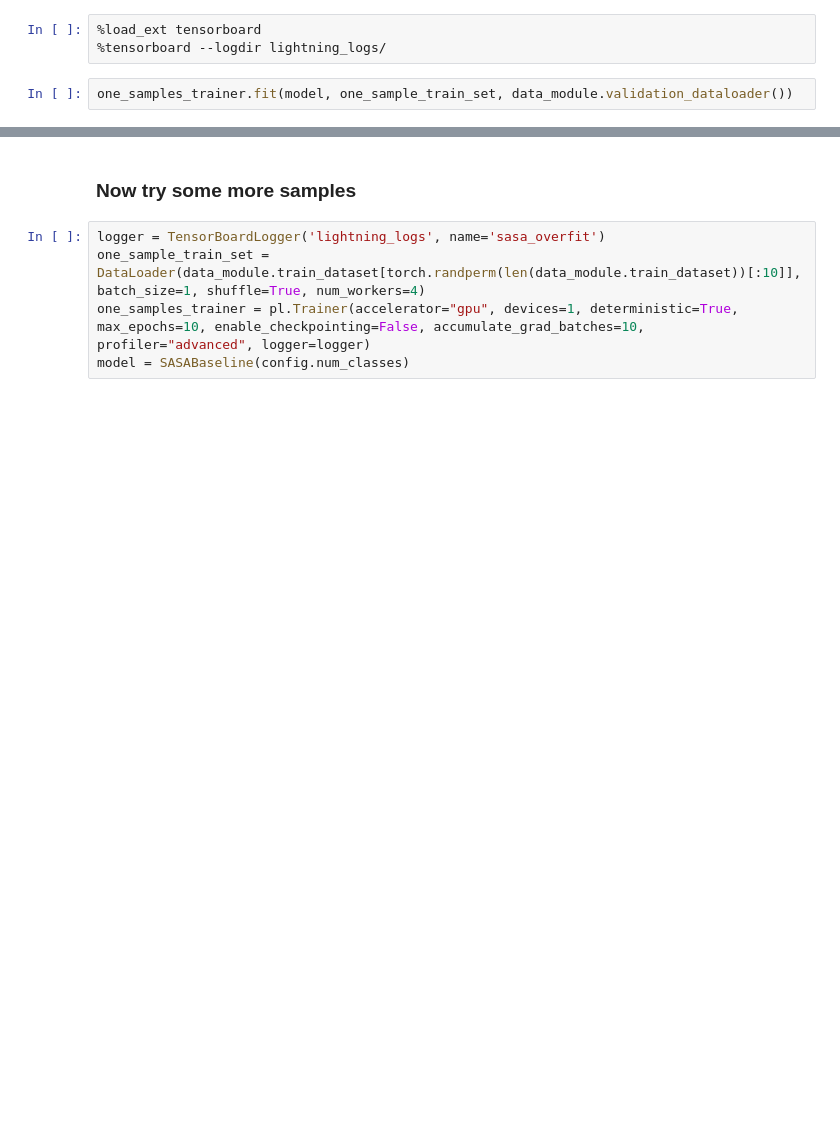
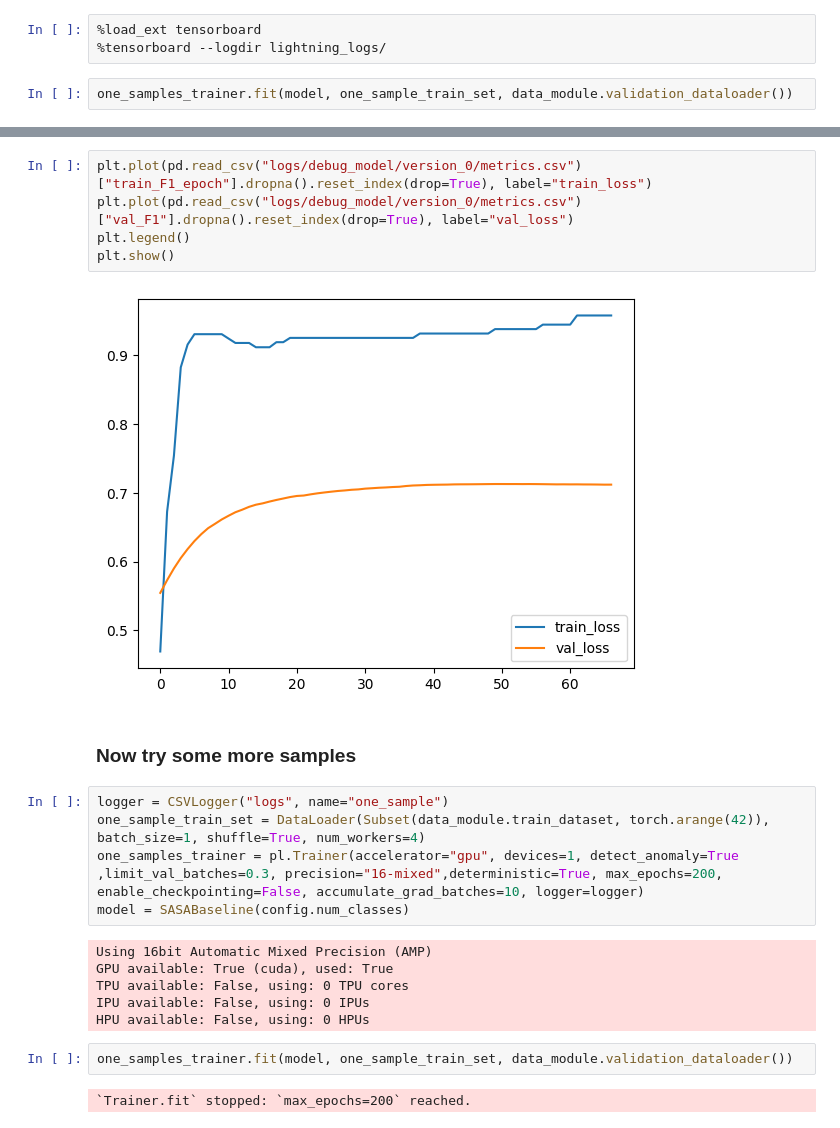
Before and after one commit to CallMeMisterOwl/protein_properties, a Jupyter notebook: src/debug_model.ipynb, the cells around one changed output, grey strips where cells are left out. Drawn from its saved outputs; the diff is of its cells as text; blank space fills up the shorter version.

```diff
--- a/src/debug_model.ipynb
+++ b/src/debug_model.ipynb
@@ -37,7 +54,24 @@ one_samples_trainer.fit(model, one_sample_train_set, data_module.validation_data
+# %%
+plt.plot(pd.read_csv("logs/debug_model/version_0/metrics.csv")["train_F1_epoch"].dropna().reset_index(drop=True), label="train_loss")
+plt.plot(pd.read_csv("logs/debug_model/version_0/metrics.csv")["val_F1"].dropna().reset_index(drop=True), label="val_loss")
+plt.legend()
+plt.show()
+# %% [output]
+[figure, added]
 # %% [markdown]
 ### Now try some more samples
 # %%
-logger = TensorBoardLogger('lightning_logs', name='sasa_overfit')
-one_sample_train_set = DataLoader(data_module.train_dataset[torch.randperm(len(data_module.train_dataset))[:10]], batch_size=1, shuffle=True, num_workers=4)
-one_samples_trainer = pl.Trainer(accelerator="gpu", devices=1, deterministic=True, max_epochs=10, enable_checkpointing=False, accumulate_grad_batches=10, profiler="advanced", logger=logger)
+logger = CSVLogger("logs", name="one_sample")
+one_sample_train_set = DataLoader(Subset(data_module.train_dataset, torch.arange(42)), batch_size=1, shuffle=True, num_workers=4)
+one_samples_trainer = pl.Trainer(accelerator="gpu", devices=1, detect_anomaly=True ,limit_val_batches=0.3, precision="16-mixed",deterministic=True, max_epochs=200, enable_checkpointing=False, accumulate_grad_batches=10, logger=logger)
 model = SASABaseline(config.num_classes)
+# %% [output]
+Using 16bit Automatic Mixed Precision (AMP)
+GPU available: True (cuda), used: True
+TPU available: False, using: 0 TPU cores
+IPU available: False, using: 0 IPUs
+HPU available: False, using: 0 HPUs
+# %%
+one_samples_trainer.fit(model, one_sample_train_set, data_module.validation_dataloader())
+# %% [output]
+`Trainer.fit` stopped: `max_epochs=200` reached.
```
Also changed, not shown: parts of 22 cells of this notebook.
